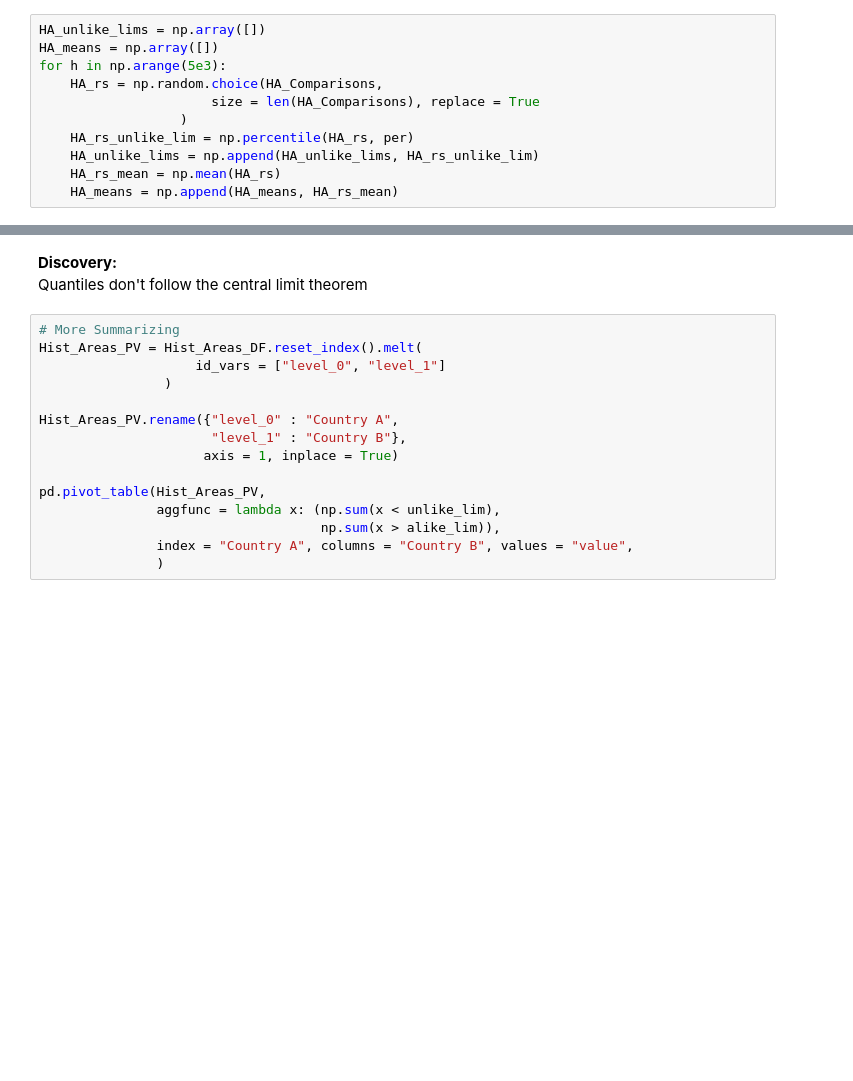
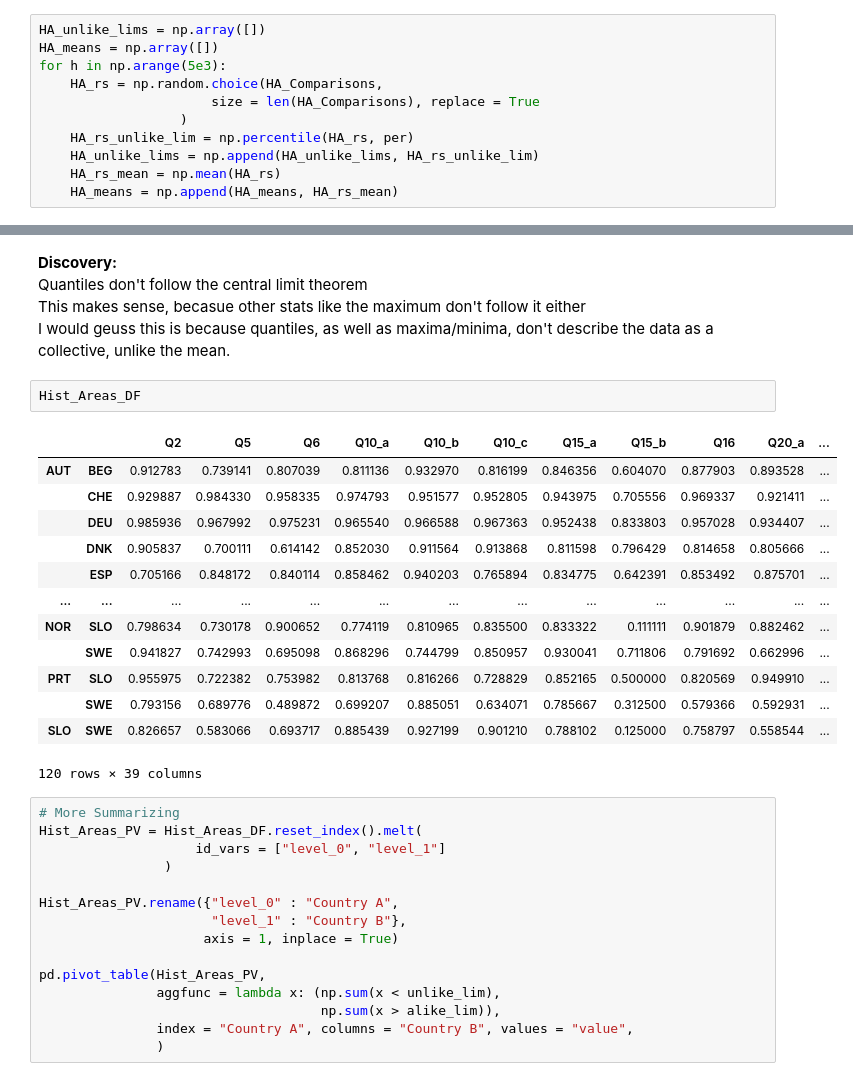
Before and after one commit to EvansOMalley/Personal-Project-Summer-2026, a Jupyter notebook: Summer-2026.ipynb, the cells around one changed output, grey strips where cells are left out. Drawn from its saved outputs; the diff is of its cells as text; blank space fills up the shorter version.

```diff
--- a/Summer-2026.ipynb
+++ b/Summer-2026.ipynb
@@ -558,6 +589,24 @@ pass
 # %% [markdown]
 __Discovery:__
 Quantiles don't follow the central limit theorem
+This makes sense, becasue other stats like the maximum don't follow it either
+I would geuss this is because quantiles, as well as maxima/minima, don't describe the data as a collective, unlike the mean.
+# %%
+Hist_Areas_DF
+# %% [output]
+|  |  | Q2 | Q5 | Q6 | Q10_a | Q10_b | Q10_c | Q15_a | Q15_b | Q16 | Q20_a | ... |
+| AUT | BEG | 0.912783 | 0.739141 | 0.807039 | 0.811136 | 0.932970 | 0.816199 | 0.846356 | 0.604070 | 0.877903 | 0.893528 | ... |
+|  | CHE | 0.929887 | 0.984330 | 0.958335 | 0.974793 | 0.951577 | 0.952805 | 0.943975 | 0.705556 | 0.969337 | 0.921411 | ... |
+|  | DEU | 0.985936 | 0.967992 | 0.975231 | 0.965540 | 0.966588 | 0.967363 | 0.952438 | 0.833803 | 0.957028 | 0.934407 | ... |
+|  | DNK | 0.905837 | 0.700111 | 0.614142 | 0.852030 | 0.911564 | 0.913868 | 0.811598 | 0.796429 | 0.814658 | 0.805666 | ... |
+|  | ESP | 0.705166 | 0.848172 | 0.840114 | 0.858462 | 0.940203 | 0.765894 | 0.834775 | 0.642391 | 0.853492 | 0.875701 | ... |
+| ... | ... | ... | ... | ... | ... | ... | ... | ... | ... | ... | ... | ... |
+| NOR | SLO | 0.798634 | 0.730178 | 0.900652 | 0.774119 | 0.810965 | 0.835500 | 0.833322 | 0.111111 | 0.901879 | 0.882462 | ... |
+|  | SWE | 0.941827 | 0.742993 | 0.695098 | 0.868296 | 0.744799 | 0.850957 | 0.930041 | 0.711806 | 0.791692 | 0.662996 | ... |
+| PRT | SLO | 0.955975 | 0.722382 | 0.753982 | 0.813768 | 0.816266 | 0.728829 | 0.852165 | 0.500000 | 0.820569 | 0.949910 | ... |
+|  | SWE | 0.793156 | 0.689776 | 0.489872 | 0.699207 | 0.885051 | 0.634071 | 0.785667 | 0.312500 | 0.579366 | 0.592931 | ... |
+| SLO | SWE | 0.826657 | 0.583066 | 0.693717 | 0.885439 | 0.927199 | 0.901210 | 0.788102 | 0.125000 | 0.758797 | 0.558544 | ... |
+120 rows × 39 columns
 # %%
 # More Summarizing
 Hist_Areas_PV = Hist_Areas_DF.reset_index().melt(
```
Also changed, not shown: parts of 8 cells of this notebook.
